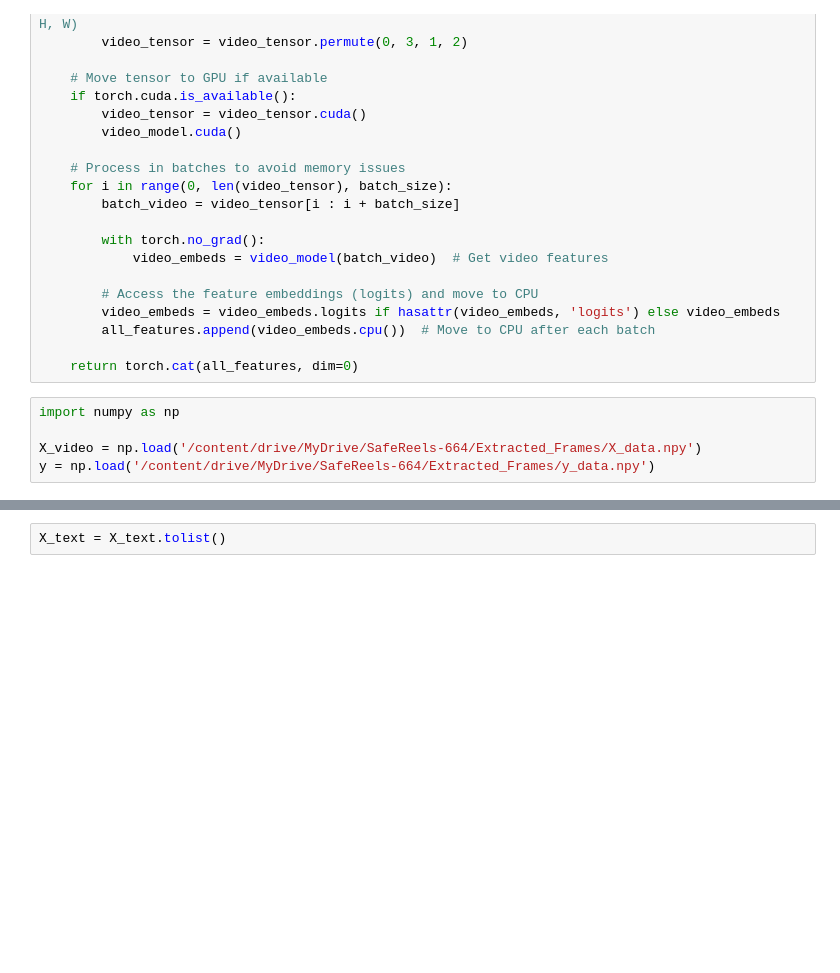
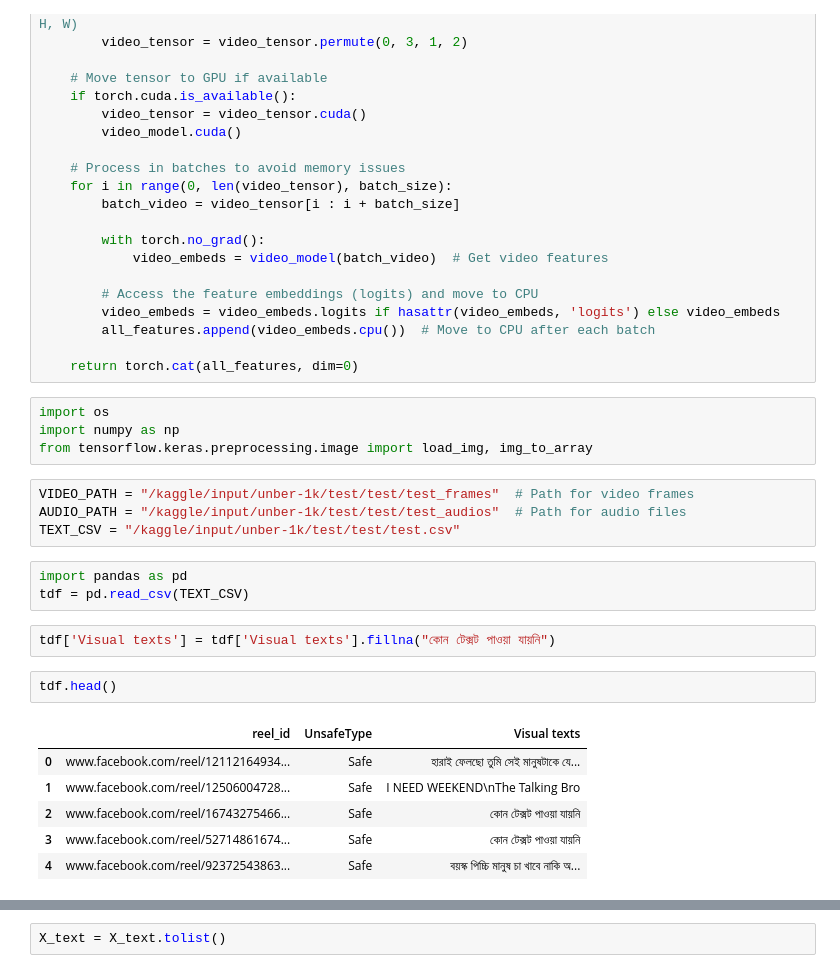
Before and after one commit to Aref111n/SafeReels, a Jupyter notebook: Fusion (BanglaBERT + Autoencoder + ViT).ipynb, the cells around one changed output, grey strips where cells are left out. Saved outputs shown, nothing was run; the diff lists cells and outputs as text; blank space fills up the shorter version.

```diff
--- a/Fusion (BanglaBERT + Autoencoder + ViT).ipynb
+++ b/Fusion (BanglaBERT + Autoencoder + ViT).ipynb
@@ -156,8 +126,25 @@ def extract_video_features_batched(video_input, batch_size=16):
         all_features.append(video_embeds.cpu())  # Move to CPU after each batch
 
     return torch.cat(all_features, dim=0)
-# %%
-import numpy as np
-
-X_video = np.load('/content/drive/MyDrive/SafeReels-664/Extracted_Frames/X_data.npy')
-y = np.load('/content/drive/MyDrive/SafeReels-664/Extracted_Frames/y_data.npy')
+# %%
+import os
+import numpy as np
+from tensorflow.keras.preprocessing.image import load_img, img_to_array
+# %%
+VIDEO_PATH = "/kaggle/input/unber-1k/test/test/test_frames"  # Path for video frames
+AUDIO_PATH = "/kaggle/input/unber-1k/test/test/test_audios"  # Path for audio files
+TEXT_CSV = "/kaggle/input/unber-1k/test/test/test.csv"
+# %%
+import pandas as pd
+tdf = pd.read_csv(TEXT_CSV)
+# %%
+tdf['Visual texts'] = tdf['Visual texts'].fillna("কোন টেক্সট পাওয়া যায়নি")
+# %%
+tdf.head()
+# %% [output]
+|  | reel_id | UnsafeType | Visual texts |
+| 0 | www.facebook.com/reel/12112164934... | Safe | হারাই ফেলছো তুমি সেই মানুষটাকে যে... |
+| 1 | www.facebook.com/reel/12506004728... | Safe | I NEED WEEKEND\nThe Talking Bro |
+| 2 | www.facebook.com/reel/16743275466... | Safe | কোন টেক্সট পাওয়া যায়নি |
+| 3 | www.facebook.com/reel/52714861674... | Safe | কোন টেক্সট পাওয়া যায়নি |
+| 4 | www.facebook.com/reel/92372543863... | Safe | বয়স্ক পিচ্চি মানুষ চা খাবে নাকি অ... |
```
Also changed, not shown: parts of 33 cells of this notebook.
